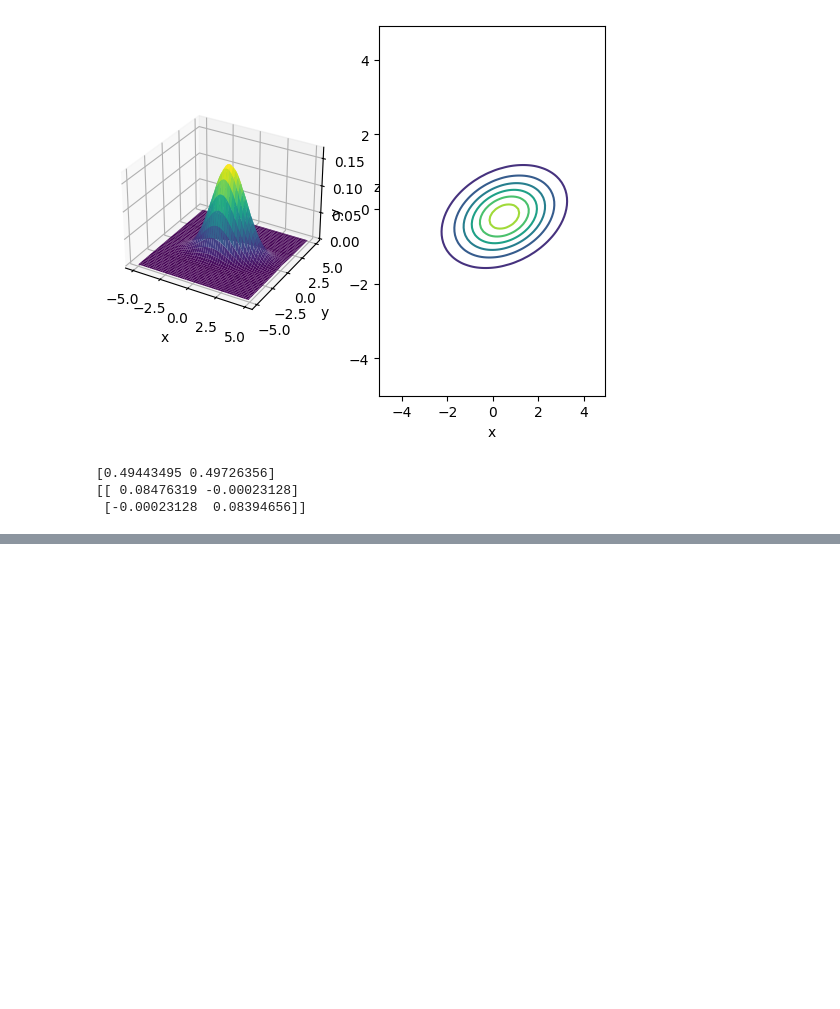
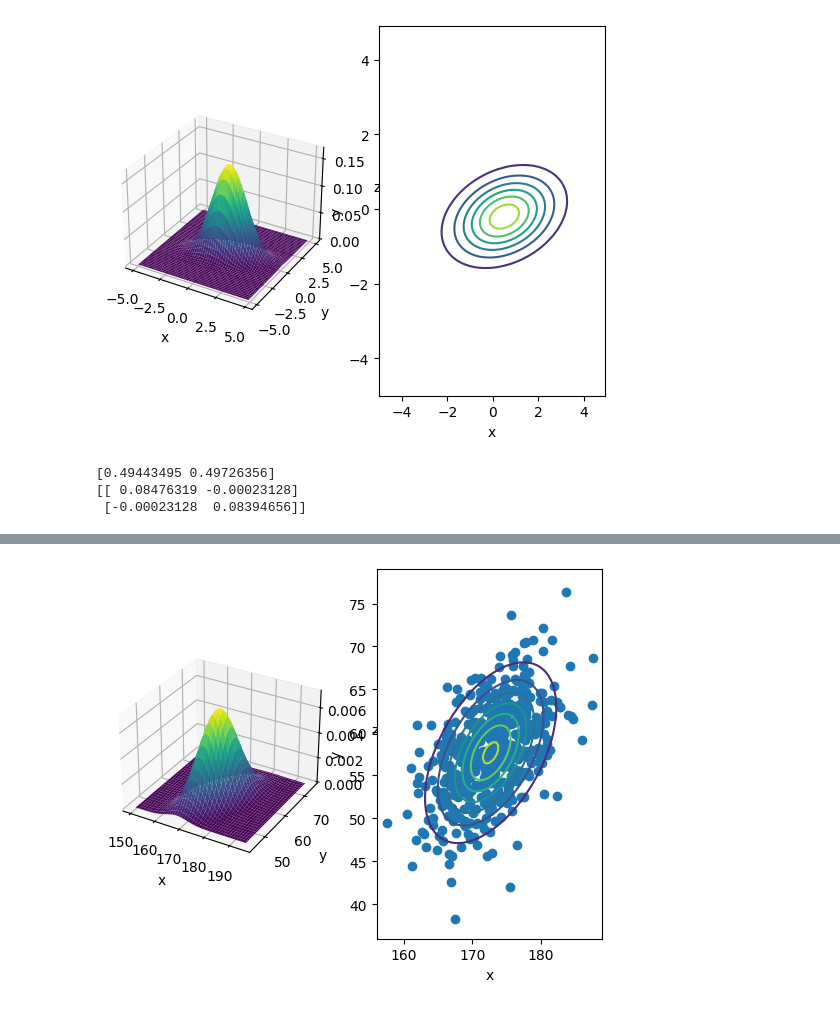
Before and after one commit to morita-koki/dezero5, a Jupyter notebook: src/dezero5/step03/main.ipynb, the cells around one changed output, grey strips where cells are left out. Drawn from its saved outputs; the diff is of its cells as text; code cells hidden in the pictures; blank space fills up the shorter version.

```diff
--- a/src/dezero5/step03/main.ipynb
+++ b/src/dezero5/step03/main.ipynb
@@ -217,0 +235,35 @@ cov = np.cov(xs, rowvar=False)
+# %%
+def multivariable_normal(x, mu, cov):
+  det = np.linalg.det(cov)
+  inv = np.linalg.inv(cov)
+  D = len(x)
+  z = 1 / np.sqrt((2*np.pi) ** D * det)
+  y = z * np.exp(-0.5 * (x - mu).T @ inv @ (x - mu))
+  return y
+
+small_xs = xs[:500]
+X, Y = np.meshgrid(np.arange(150, 195, 0.5), np.arange(45, 75, 0.5))
+Z = np.zeros_like(X)
+
+for i in range(X.shape[0]):
+  for j in range(X.shape[1]):
+    x = np.array([X[i,j], Y[i,j]])
+    Z[i,j] = multivariable_normal(x, mu, cov)
+
+fig = plt.figure()
+ax1 = fig.add_subplot(1,2,1, projection='3d')
+ax1.plot_surface(X, Y, Z, cmap='viridis')
+ax1.set_xlabel('x')
+ax1.set_ylabel('y')
+ax1.set_zlabel('z')
+
+ax2 = fig.add_subplot(1,2,2)
+ax2.scatter(small_xs[:, 0], small_xs[:, 1])
+ax2.contour(X, Y, Z)
+ax2.set_xlabel('x')
+ax2.set_ylabel('y')
+ax2.set_xlim(156, 189)
+ax2.set_ylim(36, 79)
+plt.show()
+# %% [output]
+[figure, added]
```
Also changed, not shown: parts of 3 cells of this notebook.
